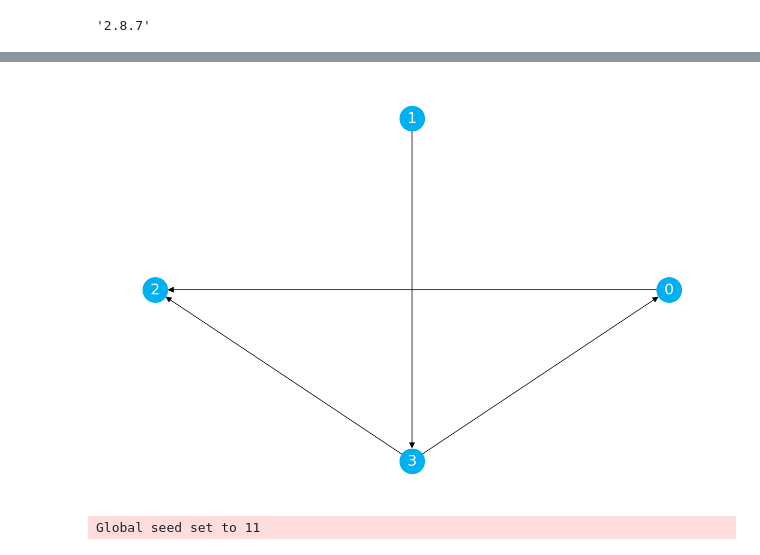
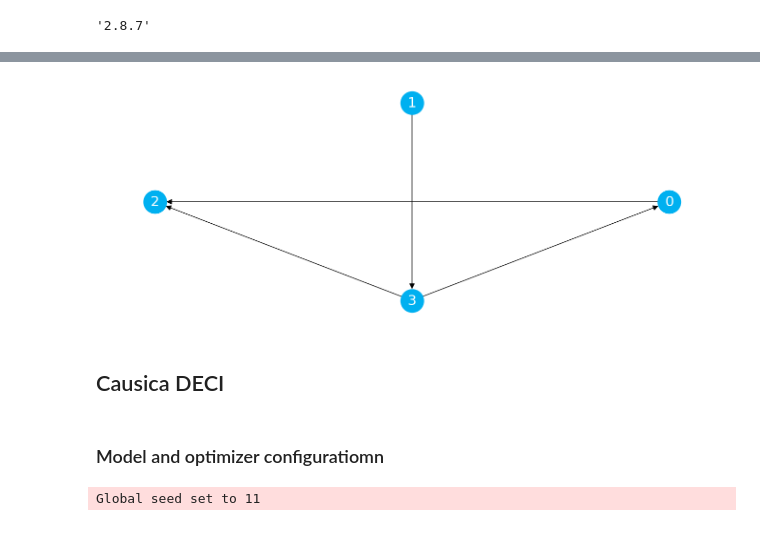
Before and after one commit to PacktPublishing/Causal-Inference-and-Discovery-in-Python, a Jupyter notebook: Chapter_14 (Causica).ipynb, the cells around one changed output, grey strips where cells are left out. Saved outputs shown, nothing was run; the diff lists cells and outputs as text; code cells hidden in the pictures.

```diff
--- a/Chapter_14 (Causica).ipynb
+++ b/Chapter_14 (Causica).ipynb
@@ -76,16 +79,16 @@ dataset = IIDSimulation(
 # %%
 g = nx.DiGraph(adj_matrix)
 
-plt.figure(figsize=(12, 8))
+plt.figure(figsize=(13, 5))
 nx.draw(
     G=g,
     node_color=COLORS[0],
     node_size=1200,
     arrowsize=17,
     with_labels=True,
     font_color='white',
     font_size=21,
     pos=nx.circular_layout(g)
 )
 # %% [output]
-[figure, old version]
+[figure, new version]
@@ -92,3 +117,7 @@ nx.draw(
+# %% [markdown]
+## Causica DECI
+# %% [markdown]
+### Model and optimizer configuratiomn
 # %%
 @dataclass(frozen=True)
 class TrainingConfig:
```
Also changed, not shown: parts of 21 cells of this notebook.
